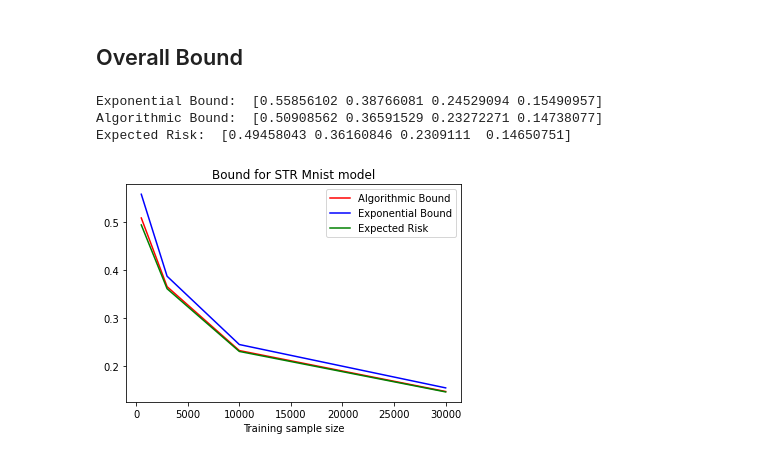
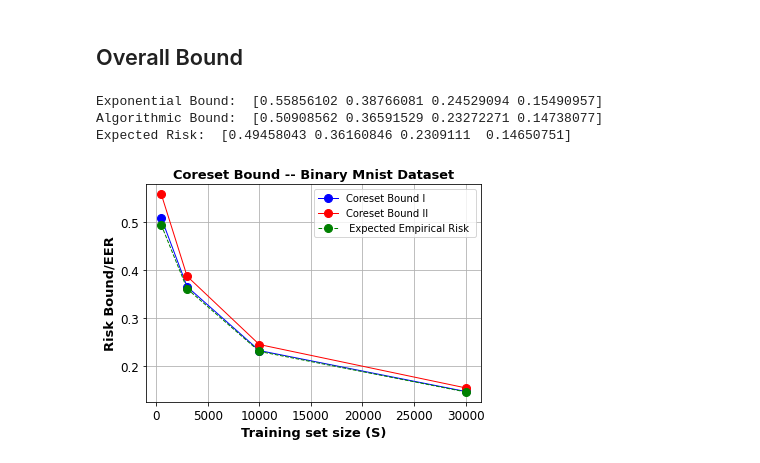
Before and after one commit to stresearch/str_hilbertcoresetbounds, a Jupyter notebook: bounds/str_mnist/mnist_bound_computation.ipynb, the cells around one changed output. Cells and saved outputs as stored; diff of their text form; code cells hidden in the pictures.

```diff
--- a/bounds/str_mnist/mnist_bound_computation.ipynb
+++ b/bounds/str_mnist/mnist_bound_computation.ipynb
@@ -182,36 +182,41 @@ plt.legend();
 # %%
 train_size = np.array([500, 3000, 10000, 30000])
 alg_bound = np.zeros(4)
 exp_bound = np.zeros(4)
 exp_risk = np.zeros(4)
 
 alg_bound[0] = alg_bound_500[-1]
 alg_bound[1] = alg_bound_3000[-1]
 alg_bound[2] = alg_bound_10000[-1]
 alg_bound[3] = alg_bound_30000[-1]
 
 exp_bound[0] = exp_bound_500[-1]
 exp_bound[1] = exp_bound_3000[-1]
 exp_bound[2] = exp_bound_10000[-1]
 exp_bound[3] = exp_bound_30000[-1]
 
 exp_risk[0] = gen_err_500[-1]
 exp_risk[1] = gen_err_3000[-1]
 exp_risk[2] = gen_err_10000[-1]
 exp_risk[3] = gen_err_30000[-1]
 
 print("Exponential Bound: ", exp_bound)
 print("Algorithmic Bound: ", alg_bound)
 print("Expected Risk: ", exp_risk)
 
-plt.plot(train_size, alg_bound, color='r', label='Algorithmic Bound')
-plt.plot(train_size, exp_bound, color='b', label='Exponential Bound')
-plt.plot(train_size, exp_risk, color='g', label='Expected Risk')
-plt.title("Bound for STR Mnist model")
-plt.xlabel("Training sample size")
-plt.legend();
+ax = plt.axes(xscale='linear', yscale='linear')
+ax.grid();
+ax.plot(train_size, alg_bound,  color='blue', marker='o', linestyle='solid',linewidth=1, markersize=8, label="Coreset Bound I")
+ax.plot(train_size, exp_bound, color='red', marker='o', linestyle='solid',linewidth=1, markersize=8,label="Coreset Bound II")
+ax.plot(train_size, exp_risk, color='green', marker='o', linestyle='dashed',linewidth=1, markersize=8,label=" Expected Empirical Risk ")
+ax.set_xlabel('Training set size (S)', fontsize= 13, fontweight='bold')
+ax.set_ylabel('Risk Bound/EER', fontsize= 13, fontweight='bold')
+ax.set_title('Coreset Bound -- Binary Mnist Dataset', fontsize= 13, fontweight='bold')
+ax.tick_params(labelsize = 'large')
+#ax.set_ylim([0.1, 3])
+ax.legend();
 # %% [output]
 Exponential Bound:  [0.55856102 0.38766081 0.24529094 0.15490957]
 Algorithmic Bound:  [0.50908562 0.36591529 0.23272271 0.14738077]
 Expected Risk:  [0.49458043 0.36160846 0.2309111  0.14650751]
-[figure, old version]
+[figure, new version]
```
Also changed, not shown: 1 other file.
